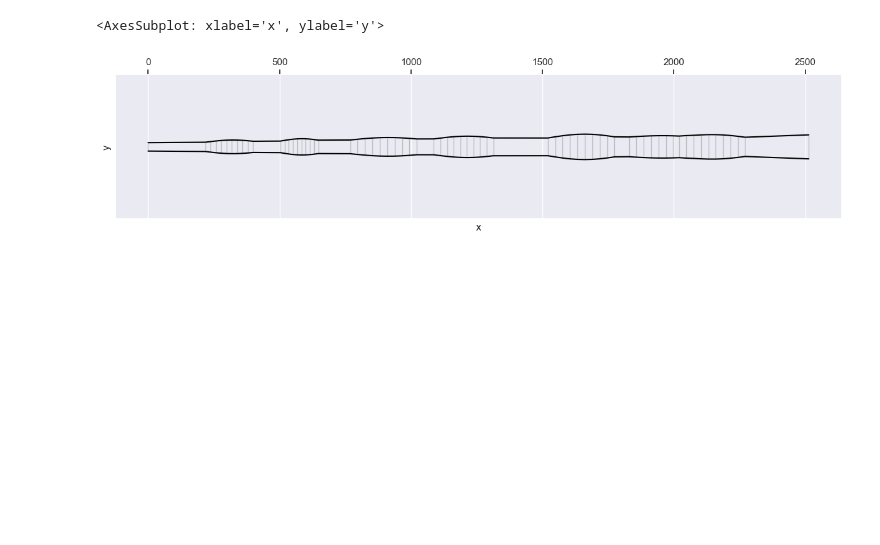
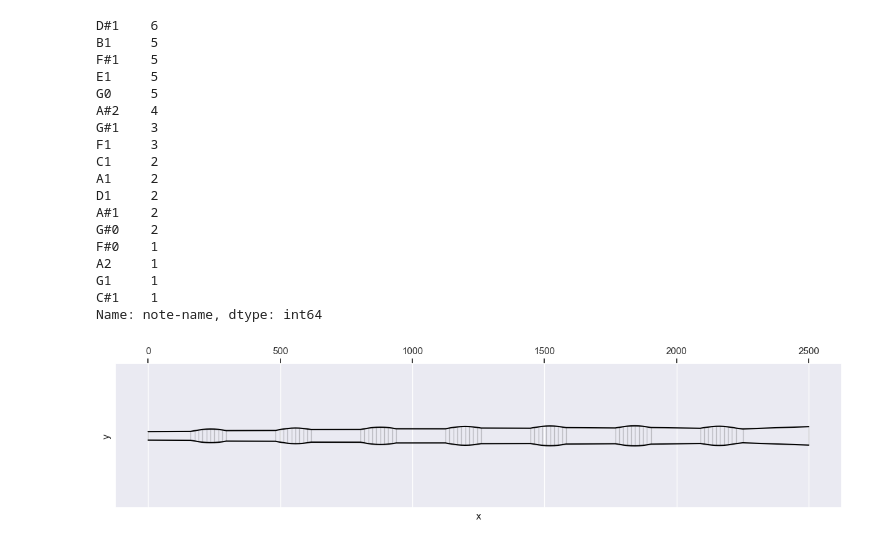
Before and after one commit to jnehring/didge-lab, a Jupyter notebook: src/experiments/make_shapes/EriceiraShape.ipynb, the cells around one changed output. Saved outputs shown, nothing was run; the diff lists cells and outputs as text; code cells hidden in the pictures; blank space fills up the shorter version.

```diff
--- a/src/experiments/make_shapes/EriceiraShape.ipynb
+++ b/src/experiments/make_shapes/EriceiraShape.ipynb
@@ -17,19 +17,17 @@ class EriceiraShape(MutationParameterSet):
 
         self.d1=32
 
-        self.add_param("length", )
-
         self.n_bubbles=7
         self.n_bubble_segments=10
 
-        self.add_param("length", 2000, 2700)
-        self.add_param("bellsize", 65, 100)
+        self.add_param("length", 1500, 3500)
+        self.add_param("bellsize", 60, 80)
         self.add_param("bell_length", 200, 300)
         self.add_param("pre_bell_diameter", 0.7, 0.8)
 
 
         for i in range(self.n_bubbles):
-            self.add_param(f"bubble{i}_width", 100, 300)
+            self.add_param(f"bubble{i}_width", 100, 200)
             self.add_param(f"bubble{i}_height", 5, 30)
             self.add_param(f"bubble{i}_pos", -0.3, 0.3)
 
@@ -52,35 +50,84 @@ class EriceiraShape(MutationParameterSet):
 
             x = width * np.arange(self.n_bubble_segments)/self.n_bubble_segments
             y = height * np.sin(np.arange(self.n_bubble_segments)*np.pi/self.n_bubble_segments)
 
             x += bubble_length * i/self.n_bubbles
             x += (0.5+pos)*bubble_length/self.n_bubbles
 
             if x[0] < 0:
                 x += -1*x[0]
                 x += 1
             if x[-1] > bubble_length:
                 x -= x[-1] - (bubble_length)
 
             geo = Geo(shape)
             y += np.array([geotools.diameter_at_x(geo, _x) for _x in x])
 
             shape = list(filter(lambda a : a[0]<x[0] or a[0]>x[-1], shape))
             shape.extend(zip(x,y))
             shape = sorted(shape, key=lambda x : x[0])
 
 
         return Geo(shape)
 
-shape = EriceiraShape()
+father = EriceiraShape()
 
-
-geo = shape.make_geo()
+geo = father.make_geo()
 DidgeVisualizer.vis_didge(geo)
 
 #cadsd = CADSD(mutant.make_geo())
 #impedance_spectrum=cadsd.get_impedance_spektrum()
 #sns.lineplot(data=impedance_spectrum, x="freq", y="impedance")
+
+# compute 50 cadsds and get the distribution of their fundamental notes
+from cad.calc.mutation import ExploringMutator
+import pandas as pd
+import tqdm
+mutator = ExploringMutator()
+
+mutants = []
+geos = []
+
+n=50
+pbar = tqdm.tqdm(total=n)
+for i in range(n):
+    mutant = father.copy()
+    mutator.mutate(mutant)
+    mutants.append(mutant)
+    geo = mutant.make_geo()
+    geos.append(geo)
+    geo.get_cadsd().get_notes()
+    pbar.update()
+
+from cad.calc.conv import note_to_freq
+
+fD = note_to_freq(-31)
+
+def get_closest_note(geo, f):
+    notes = geo.get_cadsd().get_notes()
+    freqs = np.abs(np.log2(notes.freq) - np.log2(f))
+    return notes.iloc[np.argmin(freqs)]
+
+fundamentals = [get_closest_note(g, fD) for g in geos]
+fundamentals = pd.DataFrame(fundamentals)
+fundamentals["note-name"].value_counts()
 # %% [output]
-<AxesSubplot: xlabel='x', ylabel='y'>
+D#1    6
+B1     5
+F#1    5
+E1     5
+G0     5
+A#2    4
+G#1    3
+F1     3
+C1     2
+A1     2
+D1     2
+A#1    2
+G#0    2
+F#0    1
+A2     1
+G1     1
+C#1    1
+Name: note-name, dtype: int64
-[figure, old version]
+[figure, new version]
```
Also changed, not shown: parts of 8 cells of this notebook, 4 other files.
